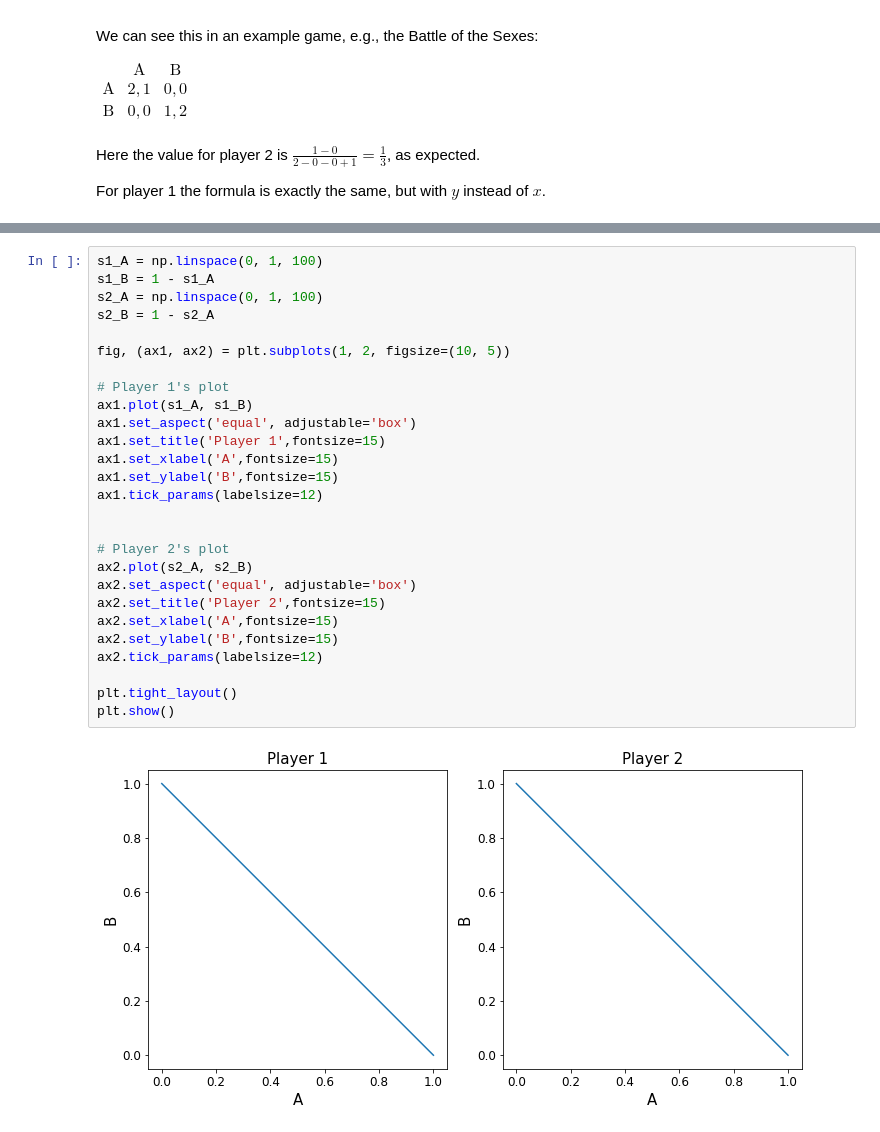
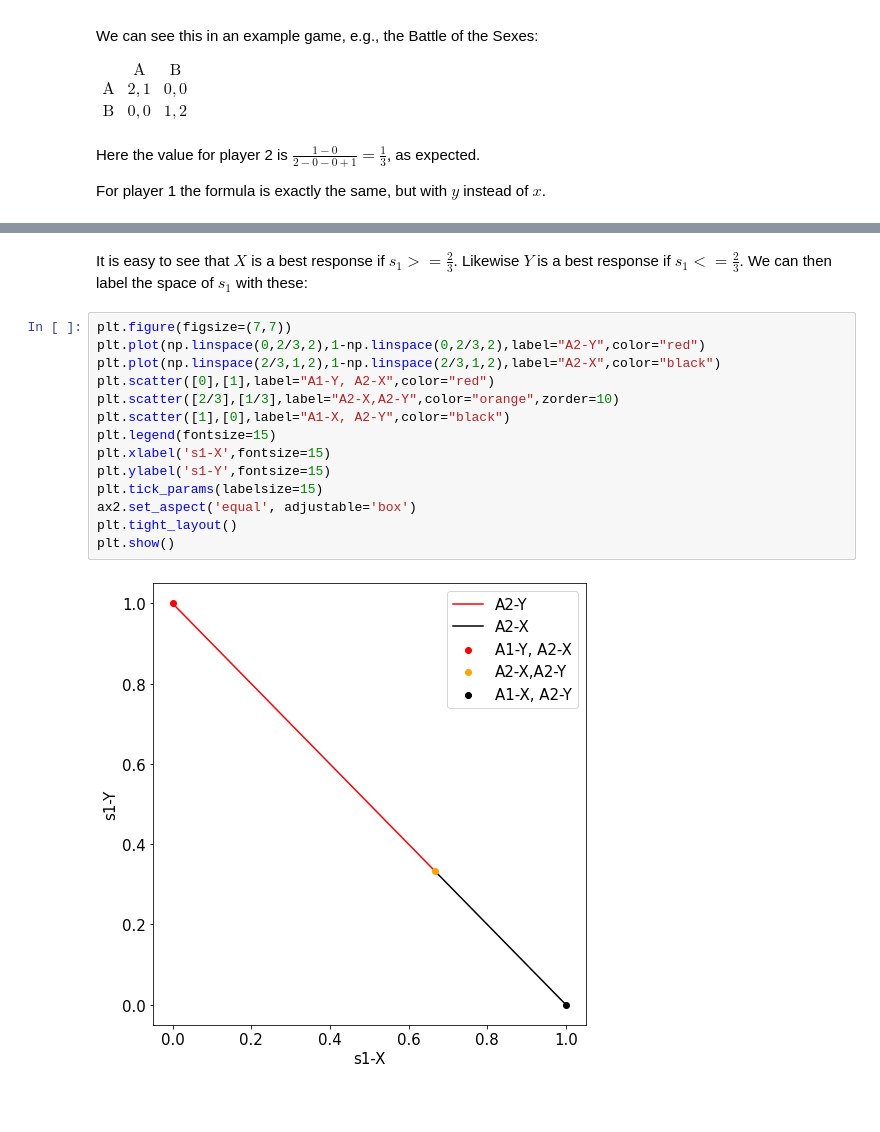
Before and after one commit to GiottoFrean/Multiagent_Systems, a Jupyter notebook: 4 Computing solution concepts for Normal-Form games/A - Computing Nash equilibria.ipynb, the cells around one changed output, grey strips where cells are left out. Saved outputs shown, nothing was run; the diff lists cells and outputs as text; blank space fills up the shorter version.

```diff
--- a/4 Computing solution concepts for Normal-Form games/A - Computing Nash equilibria.ipynb
+++ b/4 Computing solution concepts for Normal-Form games/A - Computing Nash equilibria.ipynb
@@ -280,29 +297,18 @@ We can represent the space of both players as follows:
+# %% [markdown]
+It is easy to see that $X$ is a best response if $s_1>=\frac{2}{3}$. Likewise $Y$ is a best response if $s_1<=\frac{2}{3}$. We can then label the space of $s_1$ with these:
 # %%
-s1_A = np.linspace(0, 1, 100)
-s1_B = 1 - s1_A
-s2_A = np.linspace(0, 1, 100)
-s2_B = 1 - s2_A
-
-fig, (ax1, ax2) = plt.subplots(1, 2, figsize=(10, 5))
-
-# Player 1's plot
-ax1.plot(s1_A, s1_B)
-ax1.set_aspect('equal', adjustable='box')
-ax1.set_title('Player 1',fontsize=15)
-ax1.set_xlabel('A',fontsize=15)
-ax1.set_ylabel('B',fontsize=15)
-ax1.tick_params(labelsize=12)
-
-
-# Player 2's plot
-ax2.plot(s2_A, s2_B)
+plt.figure(figsize=(7,7))
+plt.plot(np.linspace(0,2/3,2),1-np.linspace(0,2/3,2),label="A2-Y",color="red")
+plt.plot(np.linspace(2/3,1,2),1-np.linspace(2/3,1,2),label="A2-X",color="black")
+plt.scatter([0],[1],label="A1-Y, A2-X",color="red")
+plt.scatter([2/3],[1/3],label="A2-X,A2-Y",color="orange",zorder=10)
+plt.scatter([1],[0],label="A1-X, A2-Y",color="black")
+plt.legend(fontsize=15)
+plt.xlabel('s1-X',fontsize=15)
+plt.ylabel('s1-Y',fontsize=15)
+plt.tick_params(labelsize=15)
 ax2.set_aspect('equal', adjustable='box')
-ax2.set_title('Player 2',fontsize=15)
-ax2.set_xlabel('A',fontsize=15)
-ax2.set_ylabel('B',fontsize=15)
-ax2.tick_params(labelsize=12)
-
 plt.tight_layout()
 plt.show()
 # %% [output]
-[figure, old version]
+[figure, new version]
```
Also changed, not shown: parts of 2 cells of this notebook.
